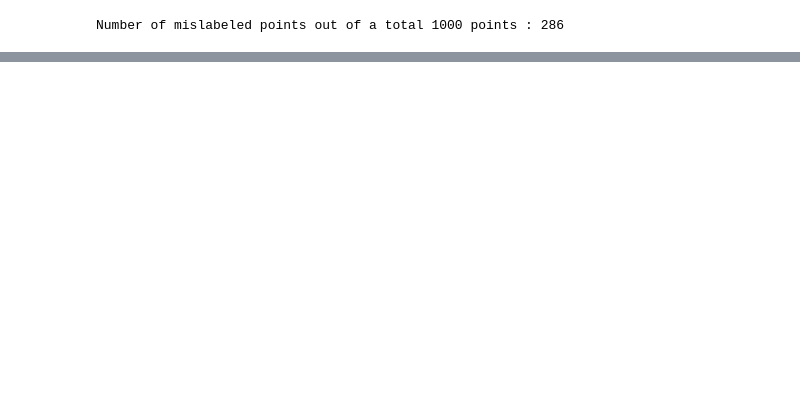
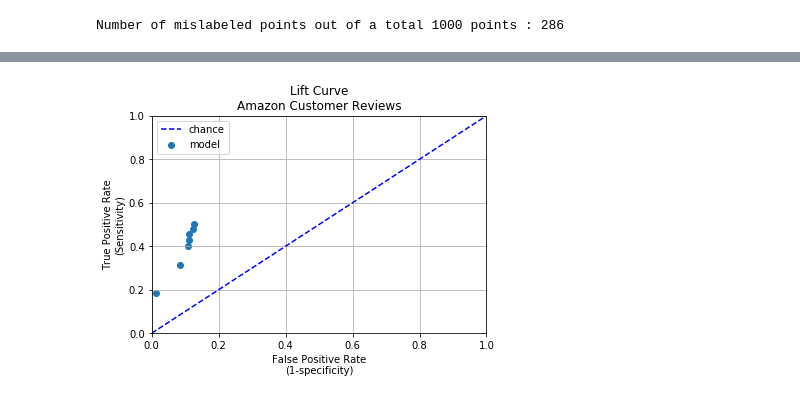
Before and after one commit to renategorham/ds-unit-02-lesson-02-project-07-Feedback-analysis, a Jupyter notebook: Untitled.ipynb, the cells around one changed output, grey strips where cells are left out. Saved outputs shown, nothing was run; the diff lists cells and outputs as text; code cells hidden in the pictures; blank space fills up the shorter version.

```diff
--- a/Untitled.ipynb
+++ b/Untitled.ipynb
@@ -63,0 +69,3 @@ data_set['sentiment_bool'] = (data_set['sentiment'] == 1)
+# %%
+for key in all_keywords:
+    all_data_set[key] =  np.where(data_set.commentz.str.contains(key,case=False),1,0)
@@ -116,0 +97,43 @@ SyntaxError: invalid syntax (<ipython-input-8-3ad489c6e4c4>, line 8)
+# %%
+kw = list(keywords)
+scores = dict()
+
+for key in kw:
+    scores.update({key:[data_set[(data_set[key]==1)\
+            &(data_set['sentiment']==1)][key].count(),\
+                        data_set[(data_set[key]==1)\
+           &(data_set['sentiment']==0)][key].count(),\
+                       data_set[(data_set[key]==0)\
+           &(data_set['sentiment']==1)][key].count(),\
+                       data_set[(data_set[key]==0)\
+           &(data_set['sentiment']==0)][key].count(),
+                        (data_set['sentiment']==1).sum(),\
+                        (data_set['sentiment']==0).sum()]})
+
+
+tp = pd.DataFrame.from_dict(scores, orient='index')
+tp.reset_index(inplace=True)
+tp.rename({'index':'key_word',0:'true_pos',1:'false_pos',\
+          2:'false_neg',3:'true_neg',4:'Nb',5:'Nm'},axis=1,inplace=True)
+tp.sort_values(['true_pos'],ascending=False,inplace=True)
+tp['p_c'] = ((tp['true_pos']+tp['false_pos'])+(tp['true_pos']*(tp['Nb']\
+                /(tp['Nb']+tp['Nm']))))/(tp['Nb']+tp['true_pos'])
+tp['cum_pos_rate'] = 1-np.cumprod(1-(tp['true_pos']/tp['Nb']))
+tp['cum_neg_rate'] = 1-np.cumprod(1-(tp['false_neg']/tp['Nm']))
+tp['cum_false_pos_rate'] = 1-np.cumprod(1-(tp['false_pos']/tp['Nb']))
+tp['cum_false_neg_rate'] = 1-np.cumprod(1-(tp['true_neg']/tp['Nm']))
+tp['check_sum'] = tp['cum_pos_rate']+tp['cum_neg_rate']+\
+tp['cum_false_pos_rate']+tp['cum_false_neg_rate']
+# %%
+plt.scatter(tp.cum_false_pos_rate,tp.cum_pos_rate,label='model')
+plt.plot([0,1],[0,1],'b--', label='chance')
+plt.title('Lift Curve\nAmazon Customer Reviews')
+plt.xlabel('False Positive Rate\n(1-specificity)')
+plt.xlim(0,1)
+plt.ylabel('True Positive Rate\n(Sensitivity)')
+plt.ylim(0,1)
+plt.legend()
+plt.grid()
+plt.show()
+# %% [output]
+[figure, added]
```
Also changed, not shown: parts of 25 cells of this notebook.
